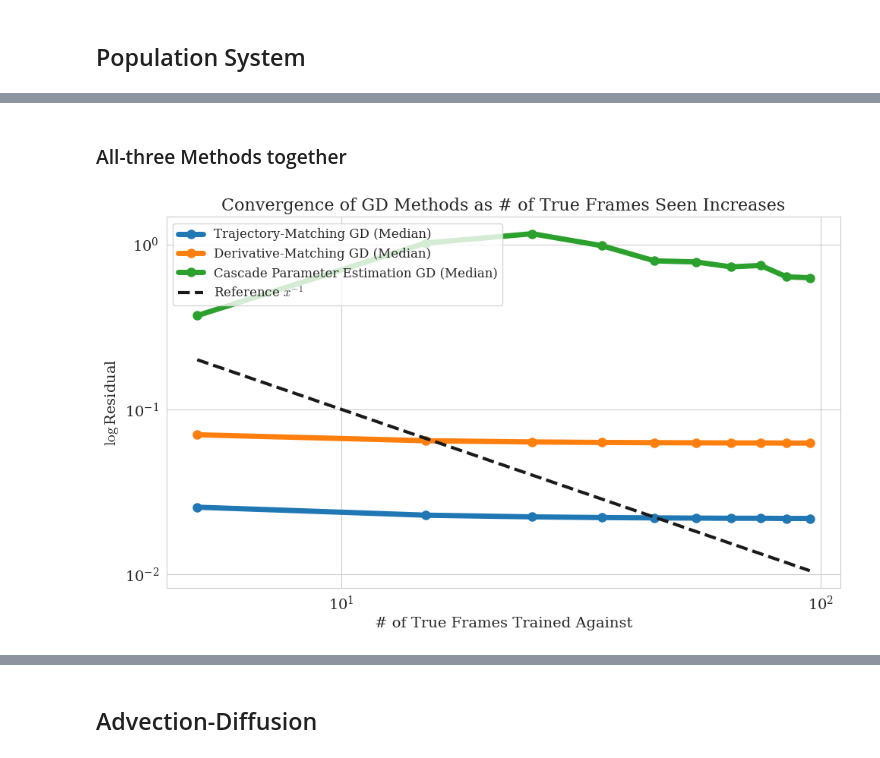
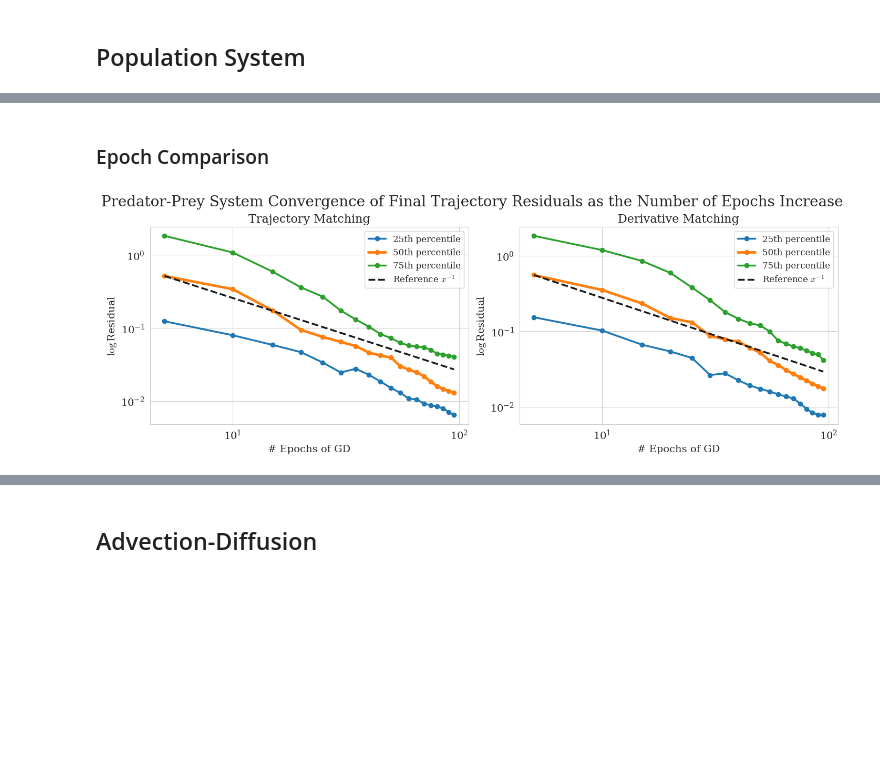
Before and after one commit to dkrawciw/PDE-Constrained-Optimization, a Jupyter notebook: notebooks/parameter_estimation.ipynb, the cells around one changed output, grey strips where cells are left out. Cells and saved outputs as stored; diff of their text form; code cells hidden in the pictures; blank space fills up the shorter version.

```diff
--- a/notebooks/parameter_estimation.ipynb
+++ b/notebooks/parameter_estimation.ipynb
@@ -119,36 +33,0 @@ plt.show()
-# %% [markdown]
-### All-three Methods together
-# %%
-with open(OUTPUT_DIR / "residual_trajectory_matching.pkl", "rb") as f:
-    trajectory_data = pkl.load(f)
-
-with open(OUTPUT_DIR / "residual_derivative_matching.pkl", "rb") as f:
-    derivative_data = pkl.load(f)
-
-with open(OUTPUT_DIR / "residual_cascade_parameter_estimation.pkl", "rb") as f:
-    cascade_data = pkl.load(f)
-
-num_frames_list = cascade_data["num_frames_list"]
-trajectory_samples = trajectory_data["residual_samples"]
-derivative_samples = derivative_data["residual_samples"]
-cascade_samples = cascade_data["residual_samples"]
-
-plt.figure(figsize=(10, 6))
-
-plt.loglog(num_frames_list, np.percentile(trajectory_samples, 50, axis=1), marker="o", label="Trajectory-Matching GD (Median)", linewidth=5, markersize=8)
-# plt.fill_between(num_frames_list, np.percentile(trajectory_samples, 25, axis=1), np.percentile(trajectory_samples, 75, axis=1), alpha=0.3, label="Trajectory-Matching GD (25th-75th Percentile)", color="blue")
-
-plt.loglog(num_frames_list, np.percentile(derivative_samples, 50, axis=1), marker="o", label="Derivative-Matching GD (Median)", linewidth=5, markersize=8)
-# plt.fill_between(num_frames_list, np.percentile(derivative_samples, 25, axis=1), np.percentile(derivative_samples, 75, axis=1), alpha=0.3, label="Derivative-Matching GD (25th-75th Percentile)", color="orange")
-
-plt.loglog(num_frames_list, np.percentile(cascade_samples, 50, axis=1), marker="o", label="Cascade Parameter Estimation GD (Median)", linewidth=5, markersize=8)
-# plt.fill_between(num_frames_list, np.percentile(cascade_samples, 25, axis=1), np.percentile(cascade_samples, 75, axis=1), alpha=0.3, label="Cascade Parameter Estimation GD (25th-75th Percentile)", color="green")
-
-plt.loglog(num_frames_list, 1/(np.array(num_frames_list)), "k--", label=r"Reference $x^{-1}$", linewidth=3)
-plt.xlabel("# of True Frames Trained Against")
-plt.ylabel(r"$\log$Residual")
-plt.title("Convergence of GD Methods as # of True Frames Seen Increases")
-plt.legend()
-plt.tight_layout()
-# %% [output]
-[figure, removed]
@@ -154,0 +49,42 @@ plt.tight_layout()
+# %% [markdown]
+### Epoch Comparison
+# %%
+epochs = epochs_list
+trajectory_samples = trajectory_epoch_samples
+derivative_samples = derivative_epoch_samples
+# cascade_samples = results["cascade"]['trajectory_residual']
+
+x = np.array(epochs, dtype=float)
+
+trajectory_samples = np.array(trajectory_samples, dtype=float)
+derivative_samples = np.array(derivative_samples, dtype=float)
+
+plot_data = [
+    ("Trajectory Matching", trajectory_samples),
+    ("Derivative Matching", derivative_samples),
+]
+
+fig, axes = plt.subplots(1, 2, figsize=(14, 5), constrained_layout=True)
+
+for ax, (title, samples) in zip(axes, plot_data):
+    q25 = np.percentile(samples, 25, axis=1)
+    q50 = np.percentile(samples, 50, axis=1)
+    q75 = np.percentile(samples, 75, axis=1)
+
+    ax.loglog(x, q25, marker="o", linewidth=2.5, label="25th percentile")
+    ax.loglog(x, q50, marker="o", linewidth=3.5, label="50th percentile")
+    ax.loglog(x, q75, marker="o", linewidth=2.5, label="75th percentile")
+
+    reference = q50[0] * (x[0] / x)
+    ax.loglog(x, reference, "k--", linewidth=2.5, label=r"Reference $x^{-1}$")
+
+    ax.set_title(title)
+    ax.set_xlabel("# Epochs of GD")
+    ax.set_ylabel(r"$\log$Residual")
+    ax.legend()
+
+fig.suptitle("Predator-Prey System Convergence of Final Trajectory Residuals as the Number of Epochs Increase", fontsize=20)
+plt.savefig(OUTPUT_DIR / "populationsystem_residual_methods_percentiles_by_epochs.svg")
+plt.show()
+# %% [output]
+[figure, added]
```
Also changed, not shown: parts of 20 cells of this notebook, 3 other files.
